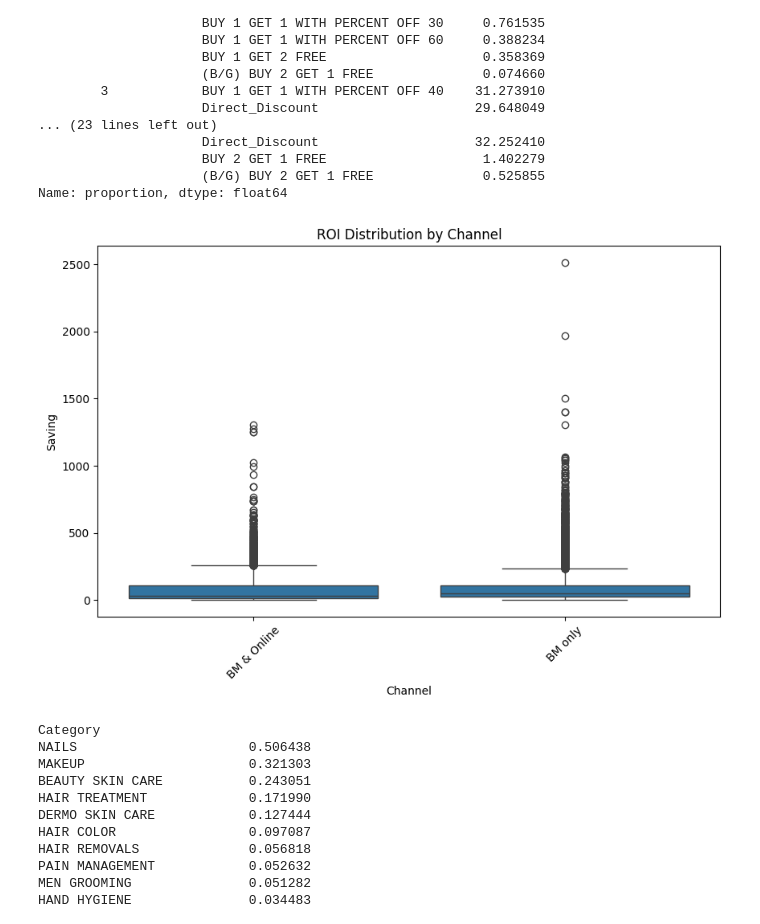
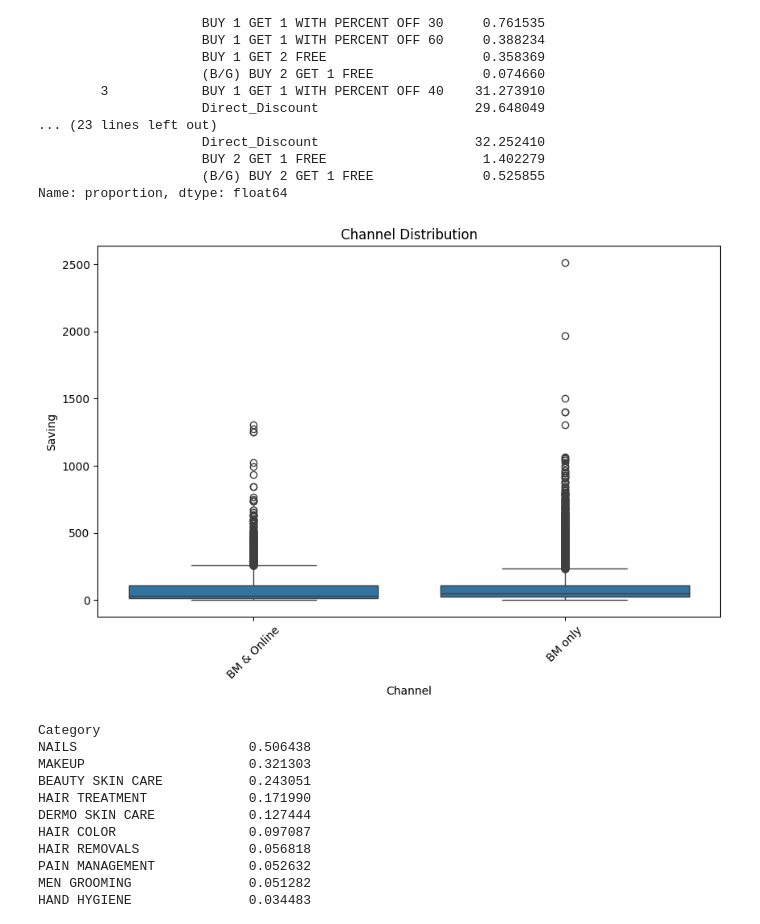
Before and after one commit to EYONG-ENEKE/Promotional-Campaigns-in-Retail-Pharmacy, a Jupyter notebook: pr7.ipynb, the cells around one changed output. Saved outputs shown, nothing was run; the diff lists cells and outputs as text; code cells hidden in the pictures.

```diff
--- a/pr7.ipynb
+++ b/pr7.ipynb
@@ -267,6 +233,8 @@ df['Calculated_Discount_catrgory']  = pd.qcut(df['Calculated_Discount'], q=3, la
 #Promotion Month
 df['Promo_Month'] = df['START_DATE'].dt.month
 
+
+
 #"corrected_Depth%"
 mapping = {
     'BUY 2 GET 1 FREE ': 1,
@@ -283,7 +251,8 @@ mapping = {
 
 }
 df["corrected_Depth%"] = df.apply( lambda row: mapping[row["OFFER TYPE"]] if row["OFFER TYPE"] in mapping else row["Depth%"], axis=1)
-
+# Promotion Risk Score
+df['Promo_Risk_Score'] = df['corrected_Depth%'] * df['Promo_Duration']
 #LABELS
 mapping = {
     'Accez':'PL',
@@ -437,12 +393,12 @@ OTHERS  2            BUY 2 GET 1 FREE                   31.775422
                      (B/G) BUY 2 GET 1 FREE              0.525855
 Name: proportion, dtype: float64
 # %%
-#1.5
+#1.4
 plt.figure(figsize=(10,6))
 sns.boxplot(data=df, x='Channel', y='Saving')
-plt.title("ROI Distribution by Channel")
+plt.title("Channel Distribution")
 plt.xticks(rotation=45)
 plt.show()
 # %% [output]
-[figure, old version]
+[figure, new version]
 # %%
```
Also changed, not shown: parts of 41 cells of this notebook.
